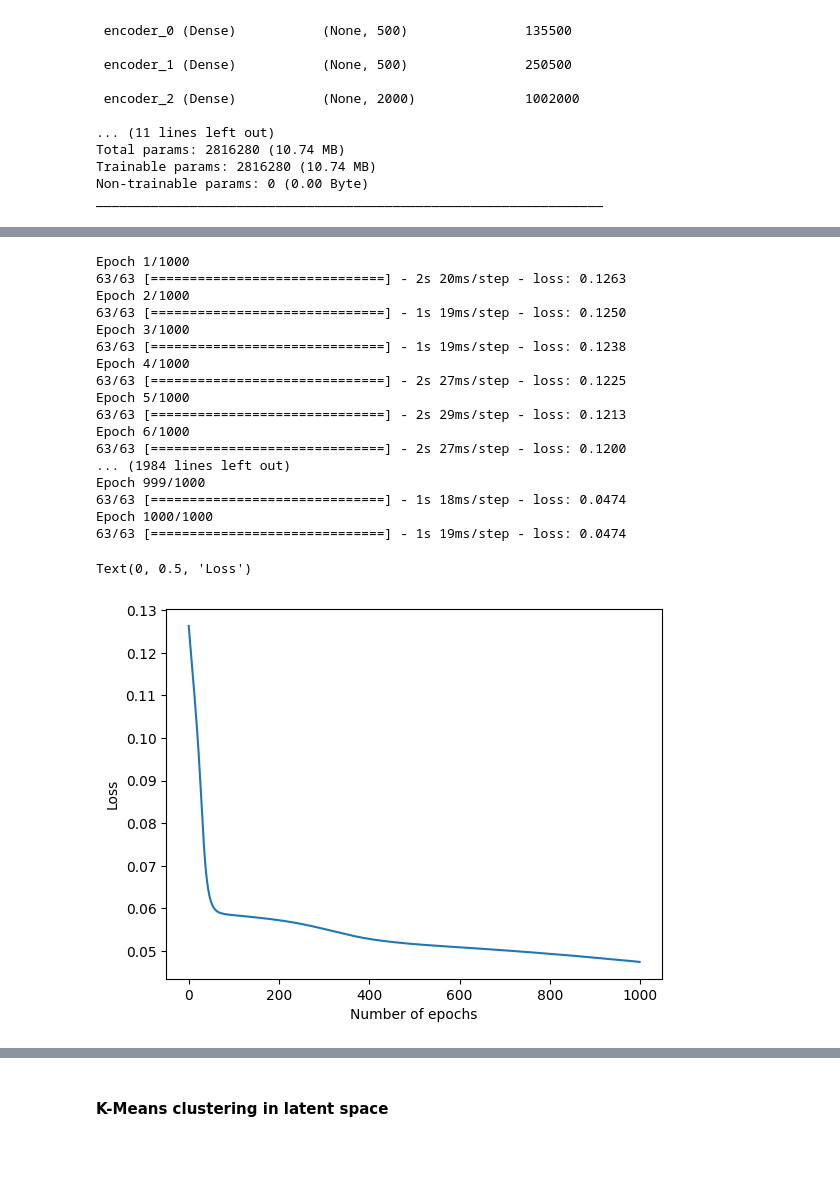
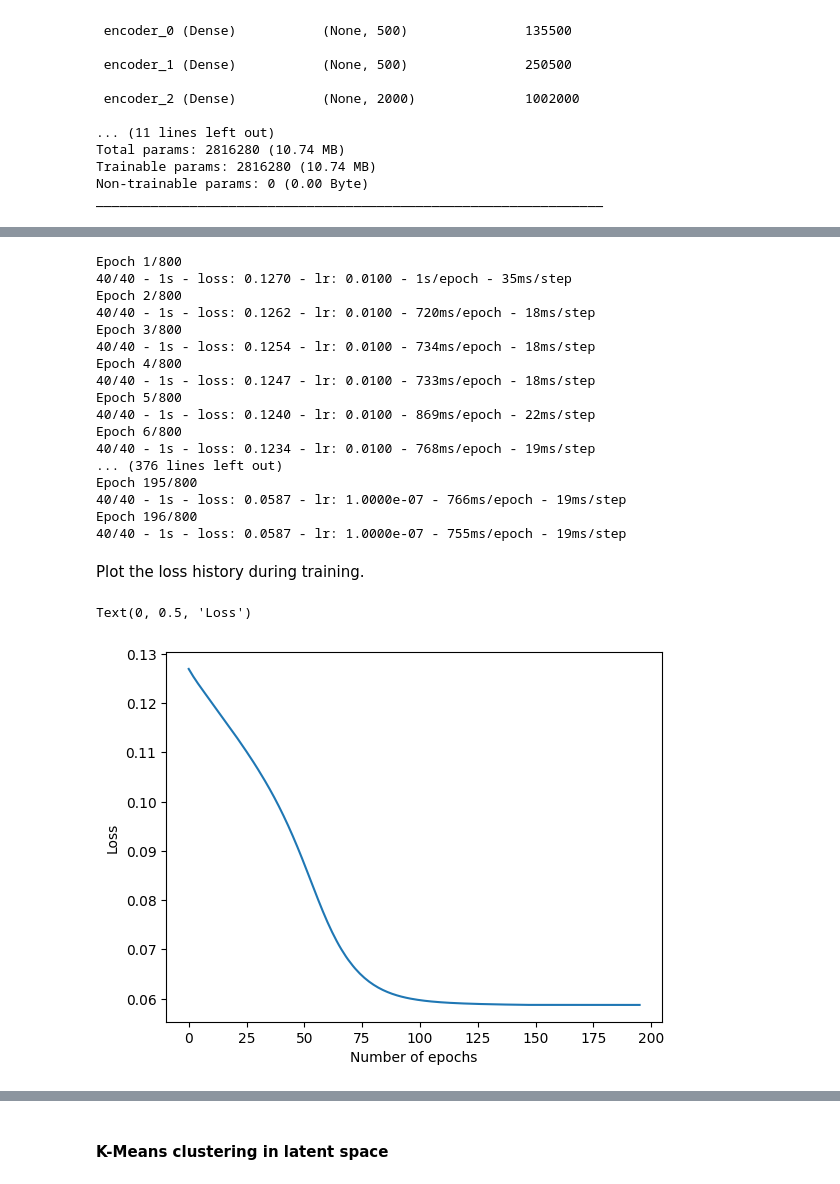
Before and after one commit to SilviaMariaMacri/applied-machine-learning-project, a Jupyter notebook: analysis.ipynb, the cells around one changed output, grey strips where cells are left out. Cells and saved outputs as stored; diff of their text form; code cells hidden in the pictures; blank space fills up the shorter version.

```diff
--- a/analysis.ipynb
+++ b/analysis.ipynb
@@ -383,28 +376,31 @@ _________________________________________________________________
 # %%
-history = ae.train(X,epochs=1000)
+history = ae.train(X, save_dir='ae_results')
 # %% [output]
-Epoch 1/1000
-63/63 [==============================] - 2s 20ms/step - loss: 0.1263
-Epoch 2/1000
-63/63 [==============================] - 1s 19ms/step - loss: 0.1250
-Epoch 3/1000
-63/63 [==============================] - 1s 19ms/step - loss: 0.1238
-Epoch 4/1000
-63/63 [==============================] - 2s 27ms/step - loss: 0.1225
-Epoch 5/1000
-63/63 [==============================] - 2s 29ms/step - loss: 0.1213
-Epoch 6/1000
-63/63 [==============================] - 2s 27ms/step - loss: 0.1200
-... (1984 lines left out)
-Epoch 999/1000
-63/63 [==============================] - 1s 18ms/step - loss: 0.0474
-Epoch 1000/1000
-63/63 [==============================] - 1s 19ms/step - loss: 0.0474
+Epoch 1/800
+40/40 - 1s - loss: 0.1270 - lr: 0.0100 - 1s/epoch - 35ms/step
+Epoch 2/800
+40/40 - 1s - loss: 0.1262 - lr: 0.0100 - 720ms/epoch - 18ms/step
+Epoch 3/800
+40/40 - 1s - loss: 0.1254 - lr: 0.0100 - 734ms/epoch - 18ms/step
+Epoch 4/800
+40/40 - 1s - loss: 0.1247 - lr: 0.0100 - 733ms/epoch - 18ms/step
+Epoch 5/800
+40/40 - 1s - loss: 0.1240 - lr: 0.0100 - 869ms/epoch - 22ms/step
+Epoch 6/800
+40/40 - 1s - loss: 0.1234 - lr: 0.0100 - 768ms/epoch - 19ms/step
+... (376 lines left out)
+Epoch 195/800
+40/40 - 1s - loss: 0.0587 - lr: 1.0000e-07 - 766ms/epoch - 19ms/step
+Epoch 196/800
+40/40 - 1s - loss: 0.0587 - lr: 1.0000e-07 - 755ms/epoch - 19ms/step
+# %% [markdown]
+Plot the loss history during training.
 # %%
-hist = history.history['loss']
-plt.plot(np.arange(len(hist)),hist)
+#hist = history.history['loss']
+hist = pd.read_csv('ae_results/history.csv', sep='\t')
+plt.plot(hist['epoch'],hist['loss'])
 plt.xlabel('Number of epochs')
 plt.ylabel('Loss')
 # %% [output]
 Text(0, 0.5, 'Loss')
-[figure, old version]
+[figure, new version]
```
Also changed, not shown: parts of 42 cells of this notebook.
